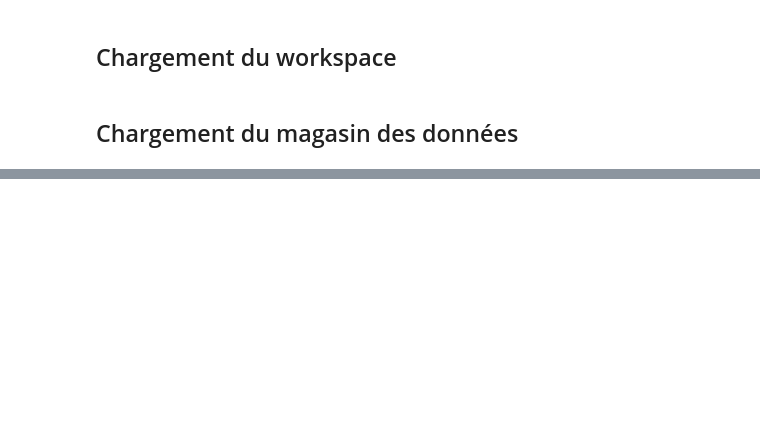
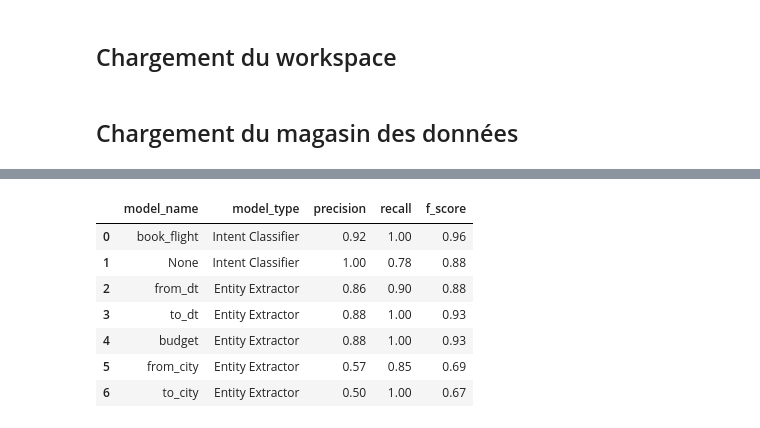
Before and after one commit to Sako74/p10, a Jupyter notebook: P10_01_notebooks/create_luis_model_no_out.ipynb, the cells around one changed output, grey strips where cells are left out. Saved outputs shown, nothing was run; the diff lists cells and outputs as text; code cells hidden in the pictures; blank space fills up the shorter version.

```diff
--- a/P10_01_notebooks/create_luis_model_no_out.ipynb
+++ b/P10_01_notebooks/create_luis_model_no_out.ipynb
@@ -265,4 +590,0 @@ def conv_example_to_utterance_format(utterance):
-# %%
-utterances_test = {
-    "LabeledTestSetUtterances": list(map(conv_example_to_utterance_format, utterances_test))
-}
@@ -302,12 +655,0 @@ ds.version
-# %%
-with tempfile.TemporaryDirectory() as tmp_dir_name:
-    dataset = Dataset.get_by_name(ws, name='utterances')
-    dataset.download(target_path=tmp_dir_name, overwrite=False)
-
-    file_path = os.path.join(tmp_dir_name, "utterances_train.json")
-    with open(file_path) as f:
-        utterances_train = json.load(f)
-
-    file_path = os.path.join(tmp_dir_name, "utterances_test.json")
-    with open(file_path) as f:
-        utterances_test = json.load(f)
@@ -506,0 +685,3 @@ azure_workspace = {
+# %%
+# On commence par créer un nom de version temporaire
+tmp_app_version = "tmp"
@@ -506,0 +694,3 @@ azure_workspace = {
+# %%
+# On entraine notre modèle
+train(env, tmp_app_version)
@@ -506,0 +700,13 @@ azure_workspace = {
+# %%
+# On évalue le modèle avec le jeu de test
+res = evaluate(env, is_staging=True, utterances=utterances_test)
+res
+# %% [output]
+|  | model_name | model_type | precision | recall | f_score |
+| 0 | book_flight | Intent Classifier | 0.92 | 1.00 | 0.96 |
+| 1 | None | Intent Classifier | 1.00 | 0.78 | 0.88 |
+| 2 | from_dt | Entity Extractor | 0.86 | 0.90 | 0.88 |
+| 3 | to_dt | Entity Extractor | 0.88 | 1.00 | 0.93 |
+| 4 | budget | Entity Extractor | 0.88 | 1.00 | 0.93 |
+| 5 | from_city | Entity Extractor | 0.57 | 0.85 | 0.69 |
+| 6 | to_city | Entity Extractor | 0.50 | 1.00 | 0.67 |
```
Also changed, not shown: parts of 161 cells of this notebook, 4 other files.
